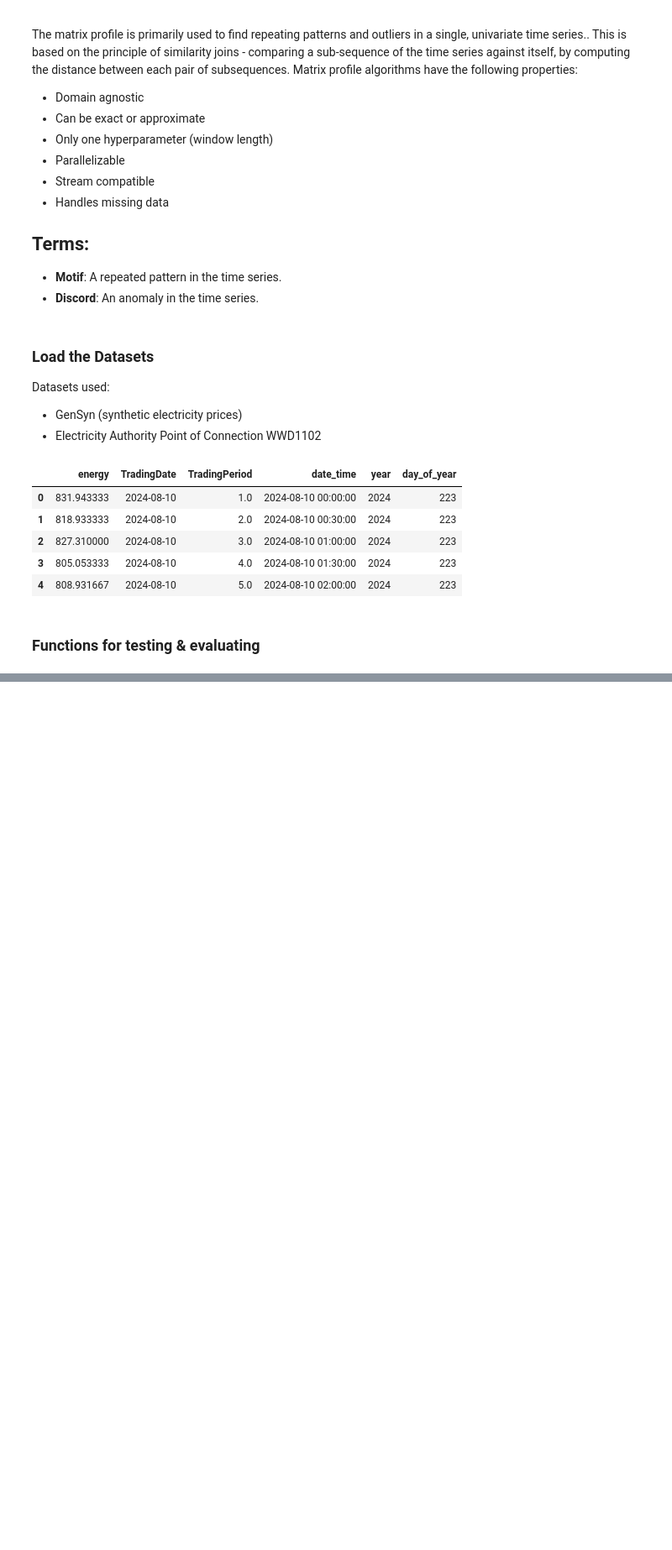
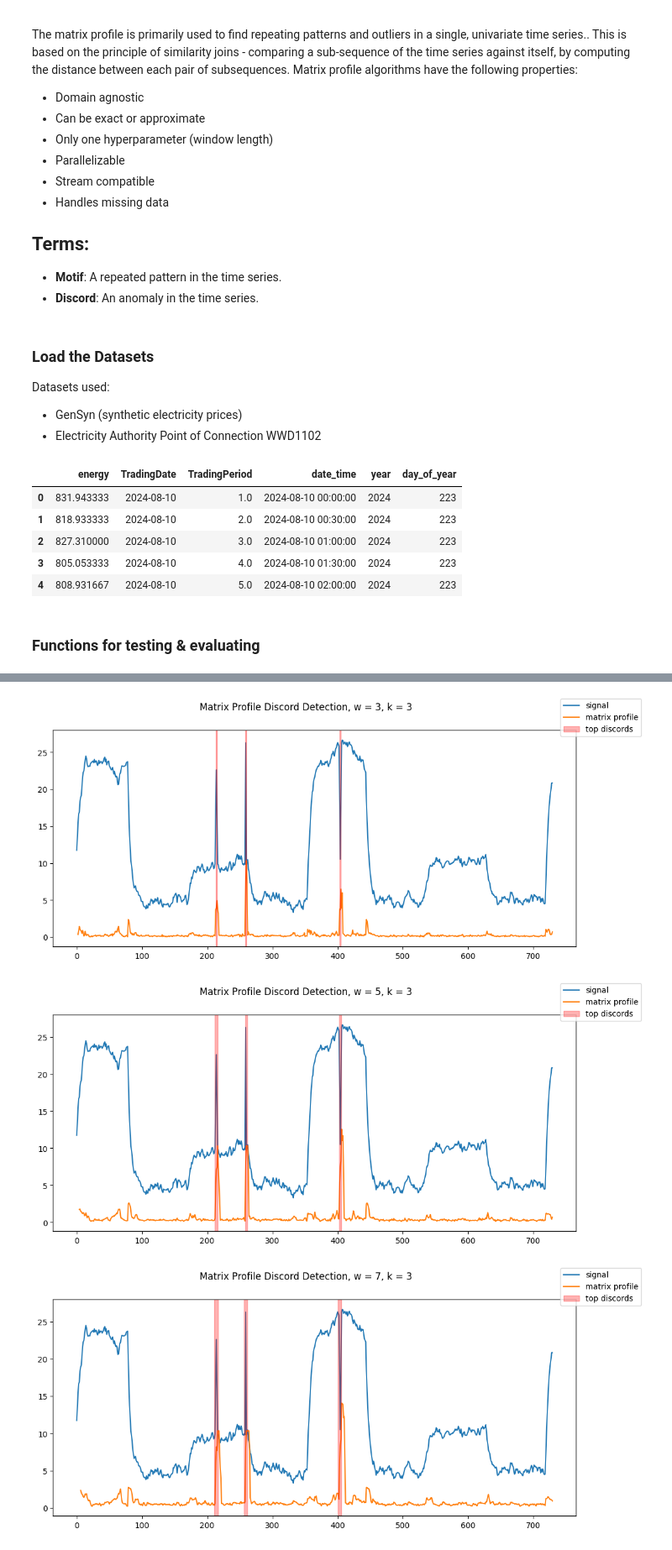
Before and after one commit to LennoxC/aiml338-a3, a Jupyter notebook: aiml339-A3.ipynb, the cells around one changed output, grey strips where cells are left out. Shown at 84% size. Drawn from its saved outputs; the diff is of its cells as text; code cells hidden in the pictures; blank space fills up the shorter version.

```diff
--- a/aiml339-A3.ipynb
+++ b/aiml339-A3.ipynb
@@ -311,0 +188,12 @@ array([0.07097117761897134, 520, 520, 648], dtype=object)
+# %%
+windows = [3, 5, 7, 14, 28]
+
+window_experiment = find_anomalies(gensyn, "energy", windows, k=3, normalize=False,  exclude_nearby=True, gpu=gpus)
+# %%
+for w in windows:
+    mat_plot = explanatory_plot(gensyn["energy"], window_experiment, w, title=f"Matrix Profile Discord Detection, w = {w}, k = 3")
+    mat_plot.show()
+# %% [output]
+[figure, added]
+[figure, added]
+[figure, added]
```
Also changed, not shown: parts of 43 cells of this notebook.
